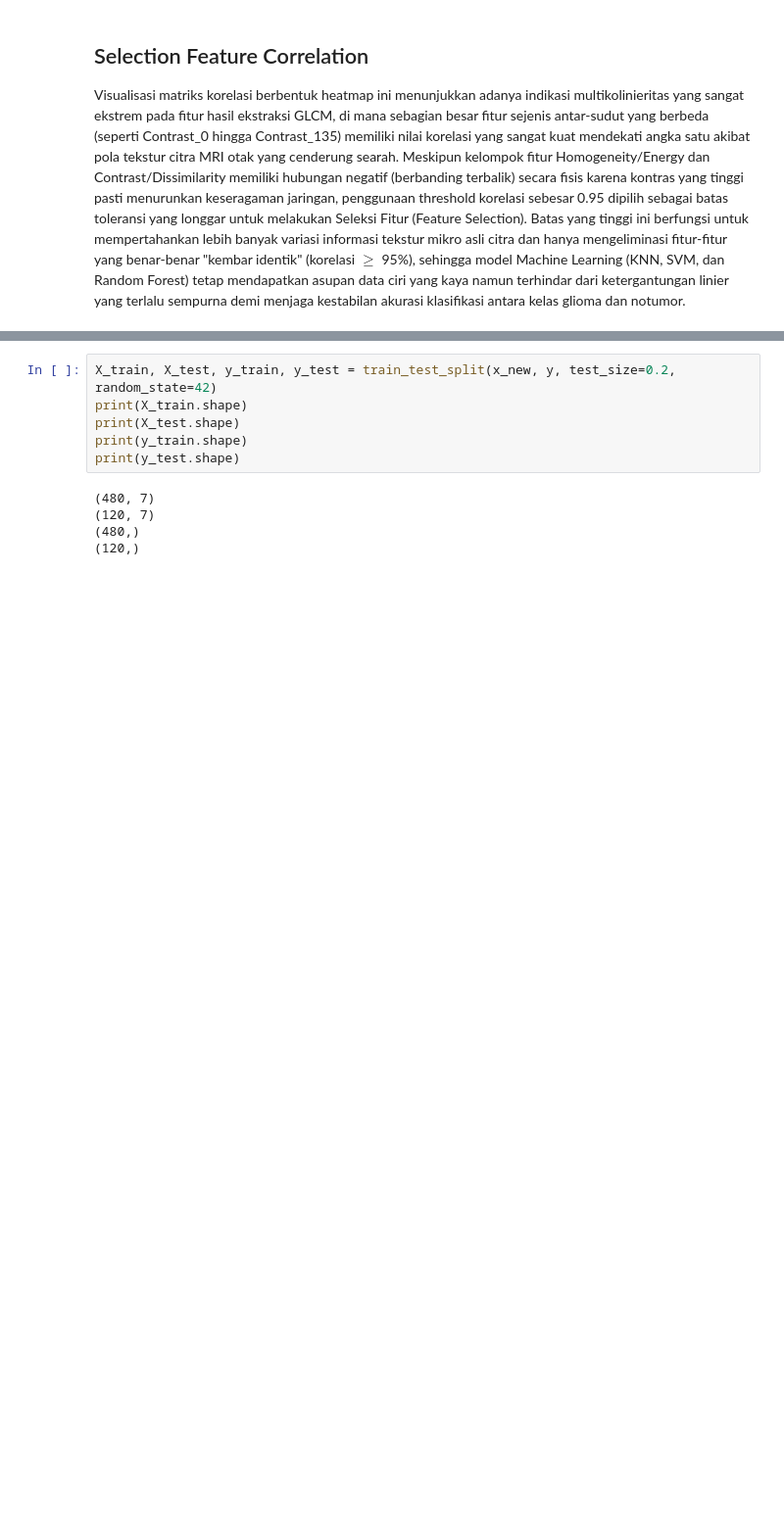
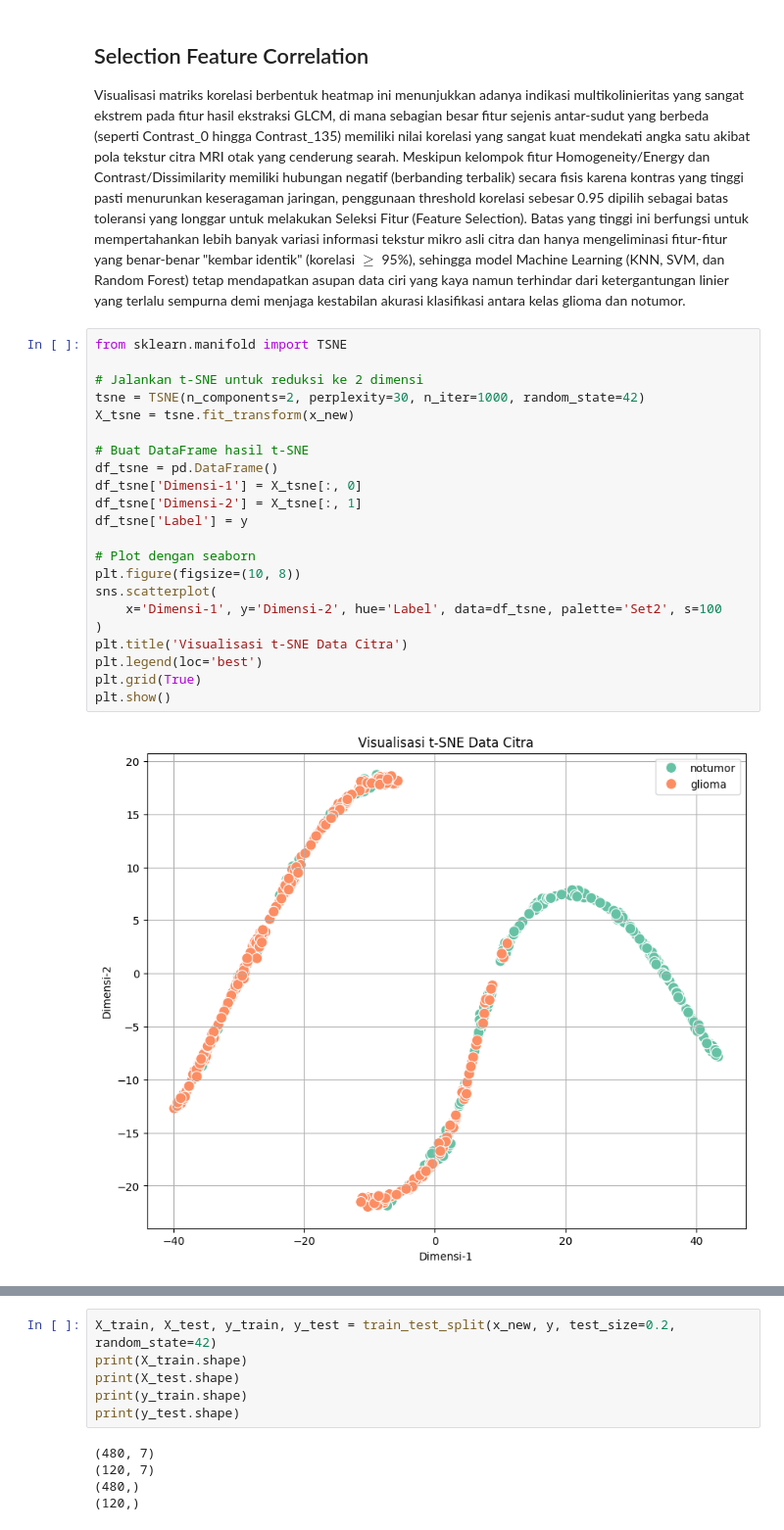
Before and after one commit to tegarpng/Projek-Kelompok-29, a Jupyter notebook: Percobaan2.ipynb, the cells around one changed output, grey strips where cells are left out. Shown at 98% size. Saved outputs shown, nothing was run; the diff lists cells and outputs as text; blank space fills up the shorter version.

```diff
--- a/Percobaan2.ipynb
+++ b/Percobaan2.ipynb
@@ -366,3 +366,27 @@ sns.heatmap(x_new.corr(), annot=True, cmap='Blues', fmt=".2f")
 ## Selection Feature Correlation
 
 Visualisasi matriks korelasi berbentuk heatmap ini menunjukkan adanya indikasi multikolinieritas yang sangat ekstrem pada fitur hasil ekstraksi GLCM, di mana sebagian besar fitur sejenis antar-sudut yang berbeda (seperti Contrast_0 hingga Contrast_135) memiliki nilai korelasi yang sangat kuat mendekati angka satu akibat pola tekstur citra MRI otak yang cenderung searah. Meskipun kelompok fitur Homogeneity/Energy dan Contrast/Dissimilarity memiliki hubungan negatif (berbanding terbalik) secara fisis karena kontras yang tinggi pasti menurunkan keseragaman jaringan, penggunaan threshold korelasi sebesar 0.95 dipilih sebagai batas toleransi yang longgar untuk melakukan Seleksi Fitur (Feature Selection). Batas yang tinggi ini berfungsi untuk mempertahankan lebih banyak variasi informasi tekstur mikro asli citra dan hanya mengeliminasi fitur-fitur yang benar-benar "kembar identik" (korelasi $\ge$ 95%), sehingga model Machine Learning (KNN, SVM, dan Random Forest) tetap mendapatkan asupan data ciri yang kaya namun terhindar dari ketergantungan linier yang terlalu sempurna demi menjaga kestabilan akurasi klasifikasi antara kelas glioma dan notumor.
+# %%
+from sklearn.manifold import TSNE
+
+# Jalankan t-SNE untuk reduksi ke 2 dimensi
+tsne = TSNE(n_components=2, perplexity=30, n_iter=1000, random_state=42)
+X_tsne = tsne.fit_transform(x_new)
+
+# Buat DataFrame hasil t-SNE
+df_tsne = pd.DataFrame()
+df_tsne['Dimensi-1'] = X_tsne[:, 0]
+df_tsne['Dimensi-2'] = X_tsne[:, 1]
+df_tsne['Label'] = y
+
+# Plot dengan seaborn
+plt.figure(figsize=(10, 8))
+sns.scatterplot(
+    x='Dimensi-1', y='Dimensi-2', hue='Label', data=df_tsne, palette='Set2', s=100
+)
+plt.title('Visualisasi t-SNE Data Citra')
+plt.legend(loc='best')
+plt.grid(True)
+plt.show()
+# %% [output]
+[figure, added]
```
Also changed, not shown: parts of 2 cells of this notebook.
